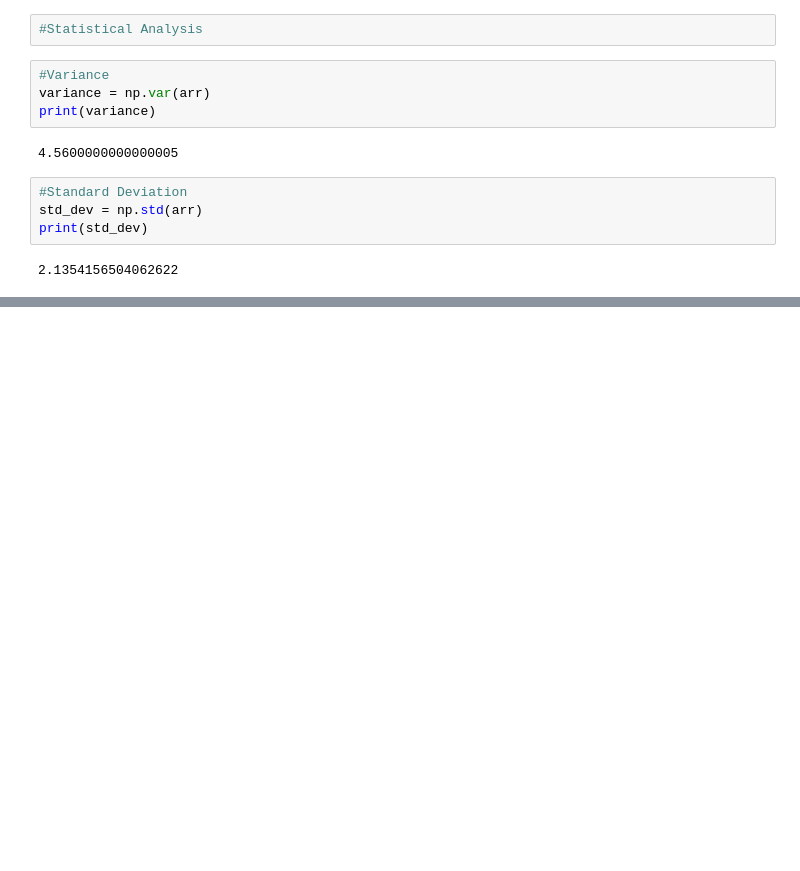
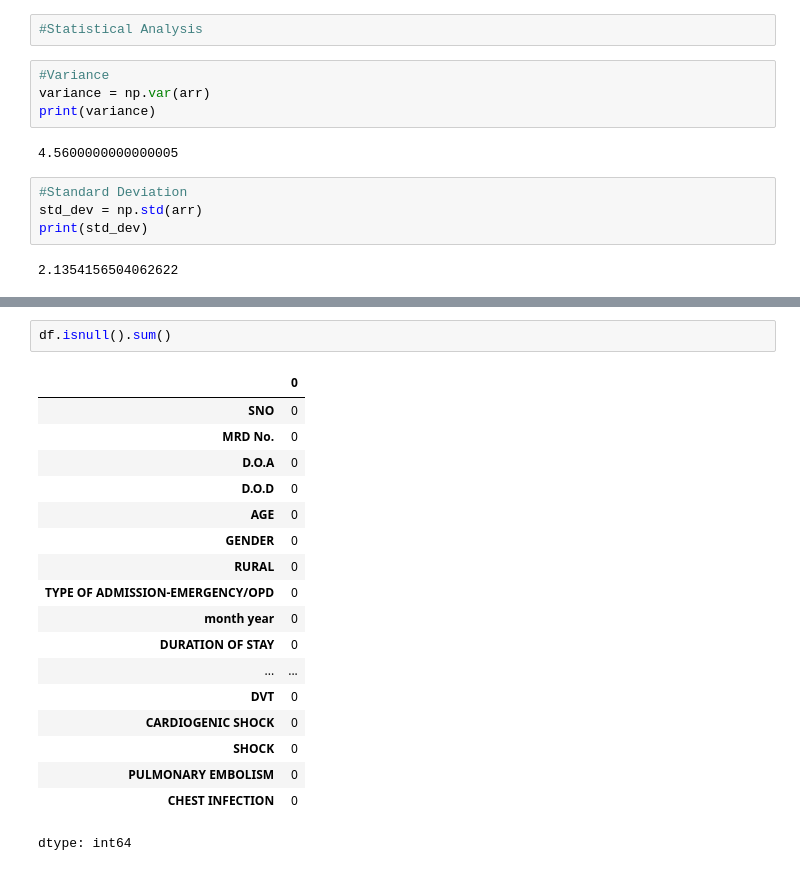
Before and after one commit to PratikshaShelke24/data-science, a Jupyter notebook: session3pratices.ipynb, the cells around one changed output, grey strips where cells are left out. Drawn from its saved outputs; the diff is of its cells as text; blank space fills up the shorter version.

```diff
--- a/session3pratices.ipynb
+++ b/session3pratices.ipynb
@@ -93,0 +174,21 @@ print(std_dev)
+# %%
+df.isnull().sum()
+# %% [output]
+|  | 0 |
+| SNO | 0 |
+| MRD No. | 0 |
+| D.O.A | 0 |
+| D.O.D | 0 |
+| AGE | 0 |
+| GENDER | 0 |
+| RURAL | 0 |
+| TYPE OF ADMISSION-EMERGENCY/OPD | 0 |
+| month year | 0 |
+| DURATION OF STAY | 0 |
+| ... | ... |
+| DVT | 0 |
+| CARDIOGENIC SHOCK | 0 |
+| SHOCK | 0 |
+| PULMONARY EMBOLISM | 0 |
+| CHEST INFECTION | 0 |
+dtype: int64
```
Also changed, not shown: parts of 19 cells of this notebook.
